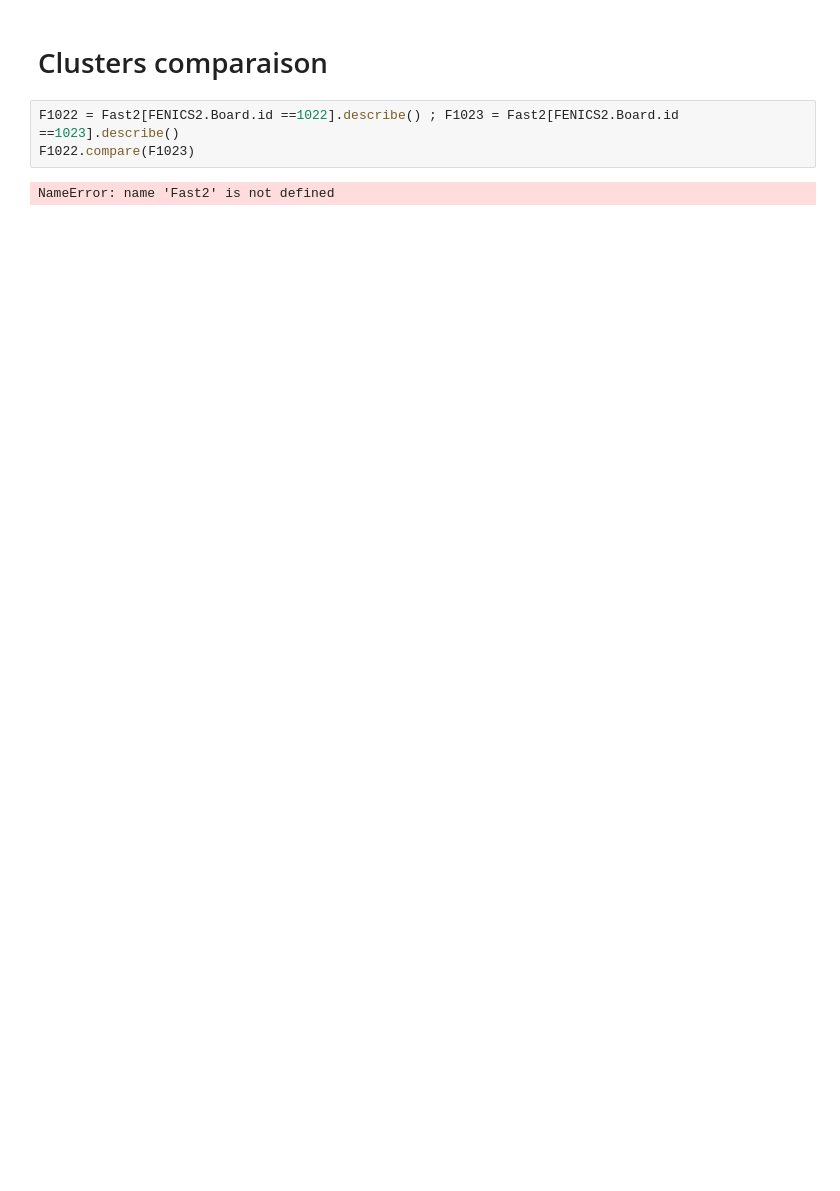
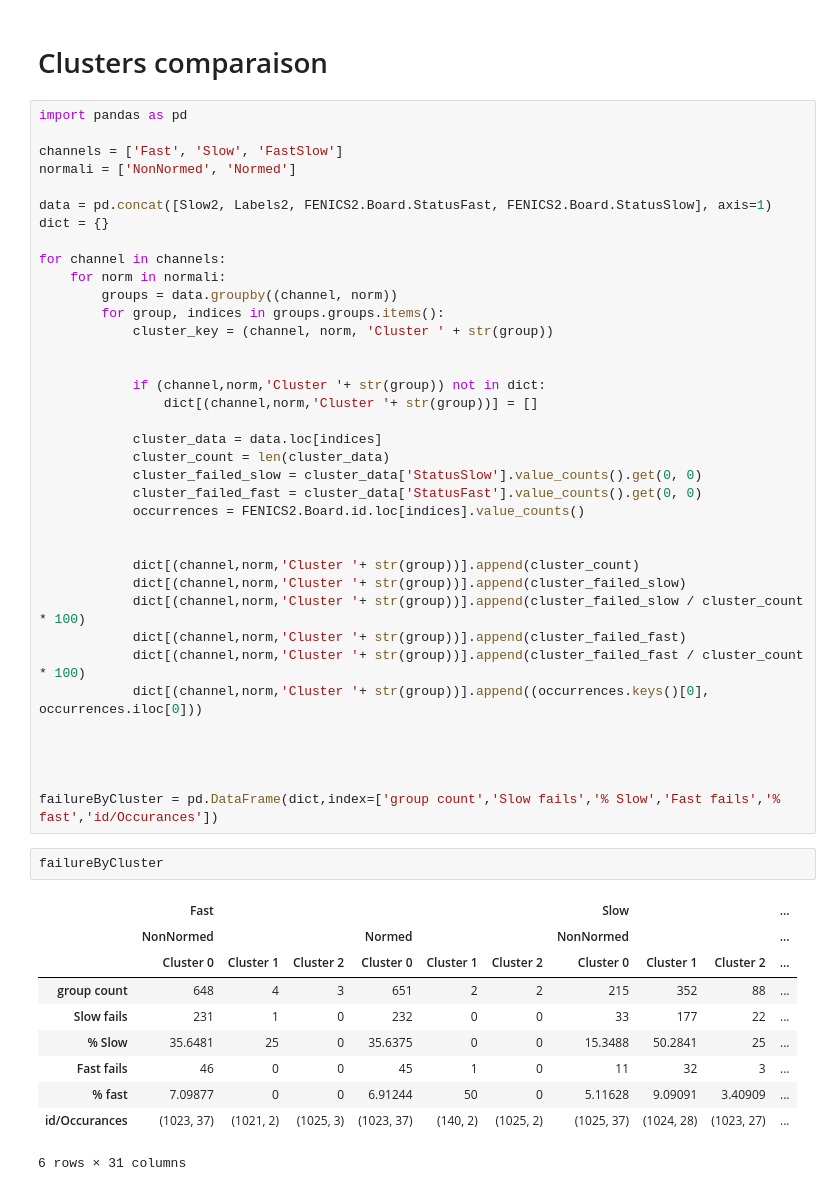
Before and after one commit to wxssym/FenicsInternship, a Jupyter notebook: Notebooks/Fenics_T-SNE_Failure.ipynb, the cells around one changed output. Cells and saved outputs as stored; diff of their text form; blank space fills up the shorter version.

```diff
--- a/Notebooks/Fenics_T-SNE_Failure.ipynb
+++ b/Notebooks/Fenics_T-SNE_Failure.ipynb
@@ -300,7 +314,52 @@ for norm in Normalization.keys() :
 # %% [markdown]
 # Clusters comparaison
-# %%
-F1022 = Fast2[FENICS2.Board.id ==1022].describe() ; F1023 = Fast2[FENICS2.Board.id ==1023].describe()
-F1022.compare(F1023)
-# %% [output]
-NameError: name 'Fast2' is not defined
+# %%
+import pandas as pd
+
+channels = ['Fast', 'Slow', 'FastSlow']
+normali = ['NonNormed', 'Normed']
+
+data = pd.concat([Slow2, Labels2, FENICS2.Board.StatusFast, FENICS2.Board.StatusSlow], axis=1)
+dict = {}
+
+for channel in channels:
+    for norm in normali:
+        groups = data.groupby((channel, norm))
+        for group, indices in groups.groups.items():
+            cluster_key = (channel, norm, 'Cluster ' + str(group))
+
+
+            if (channel,norm,'Cluster '+ str(group)) not in dict:
+                dict[(channel,norm,'Cluster '+ str(group))] = []
+
+            cluster_data = data.loc[indices]
+            cluster_count = len(cluster_data)
+            cluster_failed_slow = cluster_data['StatusSlow'].value_counts().get(0, 0)
+            cluster_failed_fast = cluster_data['StatusFast'].value_counts().get(0, 0)
+            occurrences = FENICS2.Board.id.loc[indices].value_counts()
+
+
+            dict[(channel,norm,'Cluster '+ str(group))].append(cluster_count)
+            dict[(channel,norm,'Cluster '+ str(group))].append(cluster_failed_slow)
+            dict[(channel,norm,'Cluster '+ str(group))].append(cluster_failed_slow / cluster_count * 100)
+            dict[(channel,norm,'Cluster '+ str(group))].append(cluster_failed_fast)
+            dict[(channel,norm,'Cluster '+ str(group))].append(cluster_failed_fast / cluster_count * 100)
+            dict[(channel,norm,'Cluster '+ str(group))].append((occurrences.keys()[0], occurrences.iloc[0]))
+
+
+
+
+failureByCluster = pd.DataFrame(dict,index=['group count','Slow fails','% Slow','Fast fails','% fast','id/Occurances'])
+# %%
+failureByCluster
+# %% [output]
+|  | Fast |  |  |  |  |  | Slow |  |  | ... |
+|  | NonNormed |  |  | Normed |  |  | NonNormed |  |  | ... |
+|  | Cluster 0 | Cluster 1 | Cluster 2 | Cluster 0 | Cluster 1 | Cluster 2 | Cluster 0 | Cluster 1 | Cluster 2 | ... |
+| group count | 648 | 4 | 3 | 651 | 2 | 2 | 215 | 352 | 88 | ... |
+| Slow fails | 231 | 1 | 0 | 232 | 0 | 0 | 33 | 177 | 22 | ... |
+| % Slow | 35.6481 | 25 | 0 | 35.6375 | 0 | 0 | 15.3488 | 50.2841 | 25 | ... |
+| Fast fails | 46 | 0 | 0 | 45 | 1 | 0 | 11 | 32 | 3 | ... |
+| % fast | 7.09877 | 0 | 0 | 6.91244 | 50 | 0 | 5.11628 | 9.09091 | 3.40909 | ... |
+| id/Occurances | (1023, 37) | (1021, 2) | (1025, 3) | (1023, 37) | (140, 2) | (1025, 2) | (1025, 37) | (1024, 28) | (1023, 27) | ... |
+6 rows × 31 columns
```
Also changed, not shown: parts of 5 cells of this notebook.
